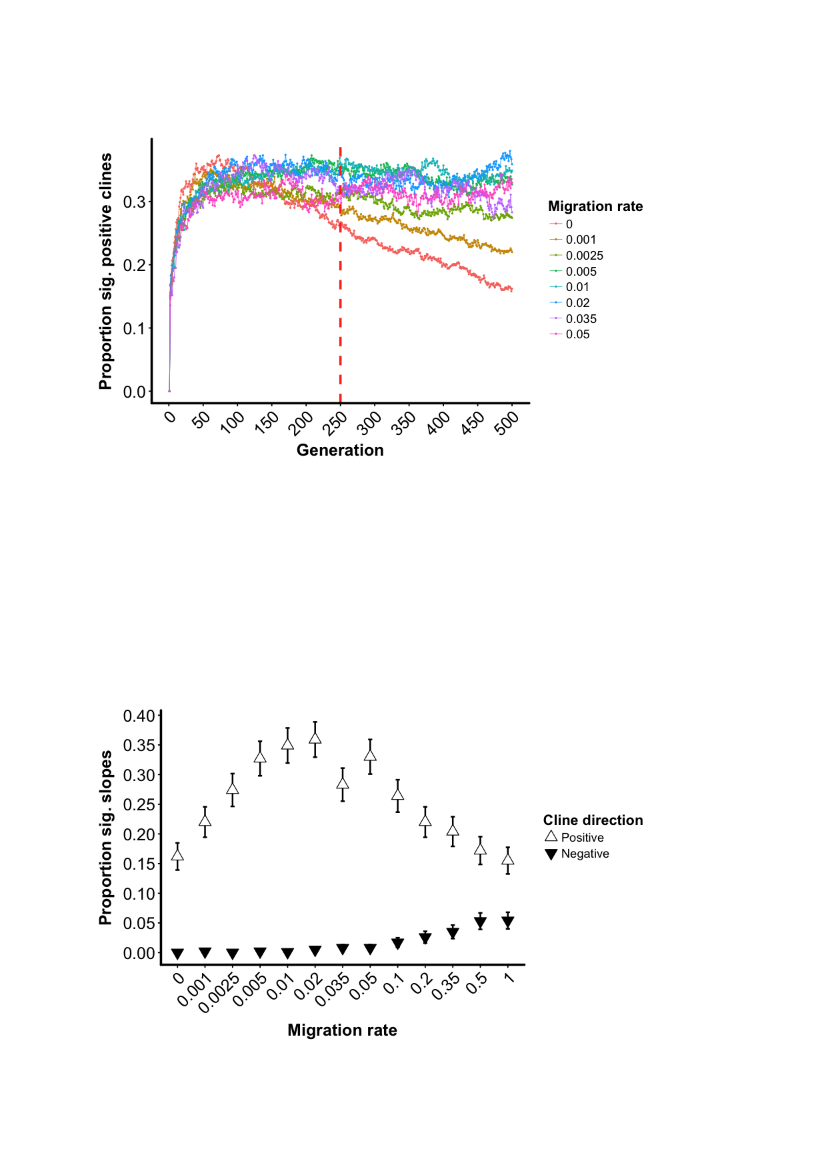
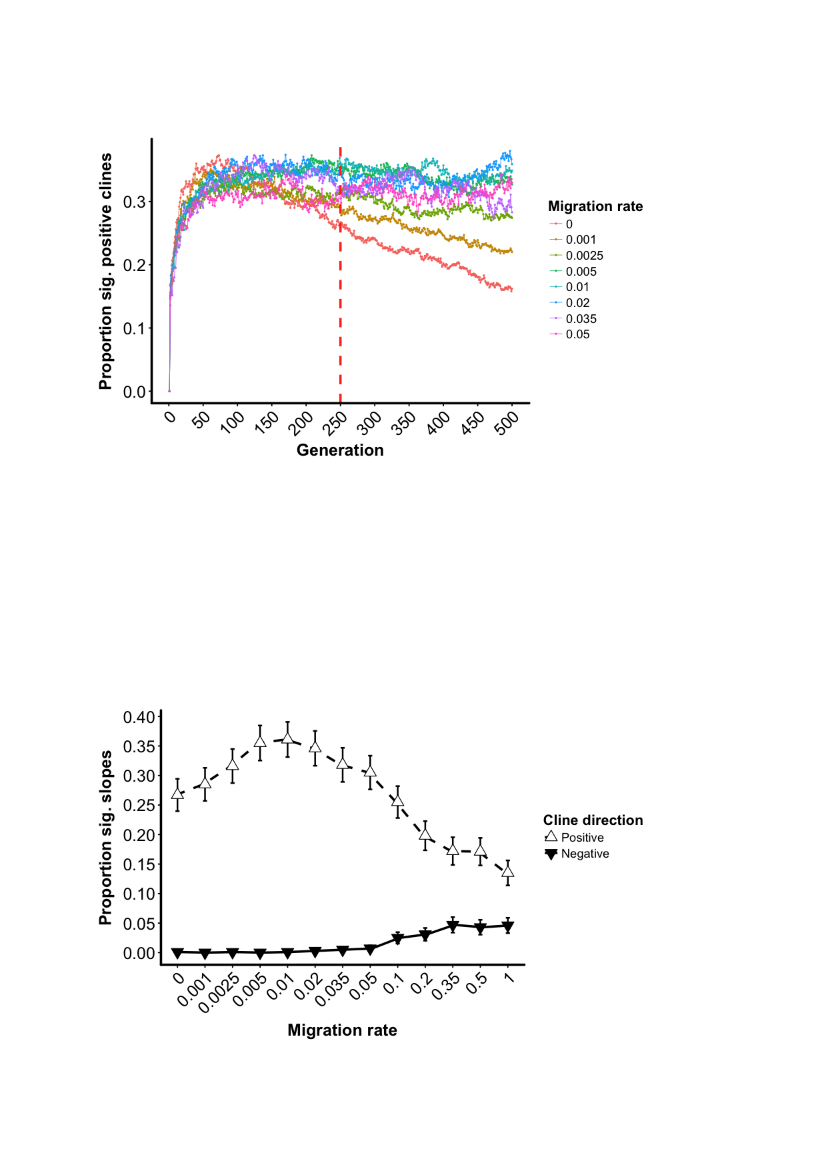
Before and after one commit to James-S-Santangelo/Simulating-Evolutionary-Clines-SEC-, a Jupyter notebook: SEC_Notebooks/R_Notebooks/allFill_Kvary.ipynb, the cells around one changed output. Drawn from its saved outputs; the diff is of its cells as text; code cells hidden in the pictures.

```diff
--- a/SEC_Notebooks/R_Notebooks/allFill_Kvary.ipynb
+++ b/SEC_Notebooks/R_Notebooks/allFill_Kvary.ipynb
@@ -387,7 +400,7 @@ PropSigPos_Cyan_byGen
 [figure]
 # %%
 #Extra columns that will be used to create melting dataset for plotting proportion of positive and negative slopes
-SlopeSum_Melt_Mig <- dplyr::select(Kvary_Mig_Summary_Gen500, id, Mig_rate, prop_sigPos, ci_sigPos, prop_sigNeg,
+SlopeSum_Melt_Mig <- dplyr::select(Kvary_Mig_Summary_Gen250, id, Mig_rate, prop_sigPos, ci_sigPos, prop_sigNeg,
   ci_sigNeg)
 SlopeSum_Melt_Mig <- SlopeSum_Melt_Mig %>%
     filter(id == "Cyan")
@@ -407,16 +420,19 @@ SlopeSum_Melt_Mig <- rbind(dm1, dm2)
 # %%
 #Plot proportion of significant slopes by migration rate
 PropSig_Mig <- ggplot(SlopeSum_Melt_Mig, aes(x = factor(Mig_rate), y = value,
-    shape = variable, fill = variable)) +
+    shape = variable, fill = variable, group = variable)) +
     geom_errorbar(aes(ymin = value - ci, ymax = value + ci), width=0.15, size = 0.7) +
-    ylab("Proportion sig. slopes") + xlab("Migration rate") + geom_point(size = 3.5, color = "black") +
+    ylab("Proportion sig. slopes") + xlab("Migration rate") +
+    geom_line(size = 1, aes(linetype = variable), position = position_dodge(width = 0.25)) +
+    geom_point(size = 3.5, color = "black") +
+    scale_linetype_manual(labels = c("Positive", "Negative"), values = c("dashed", "solid")) +
     scale_shape_manual(labels = c("Positive", "Negative"),values=c(24, 25)) +
     scale_fill_manual(labels = c("Positive", "Negative"),values=c("white", "black")) +
     scale_y_continuous(breaks = seq(from = 0, to = 1.0, by = 0.05)) +
-    labs(shape = 'Cline direction', fill = 'Cline direction') + ng1.45
+    labs(shape = 'Cline direction', fill = 'Cline direction', linetype = 'Cline direction') + ng1.45
 PropSig_Mig
 # %% [output]
-[figure, old version]
+[figure, new version]
 # %%
 path = "~/Documents/Academia/Doctorate_PhD/Projects/SEC_Simulating.evolutionary.clines/SEC_Git/SEC_Figures"
 
```
Also changed, not shown: parts of 10 cells of this notebook, 49 other files.
